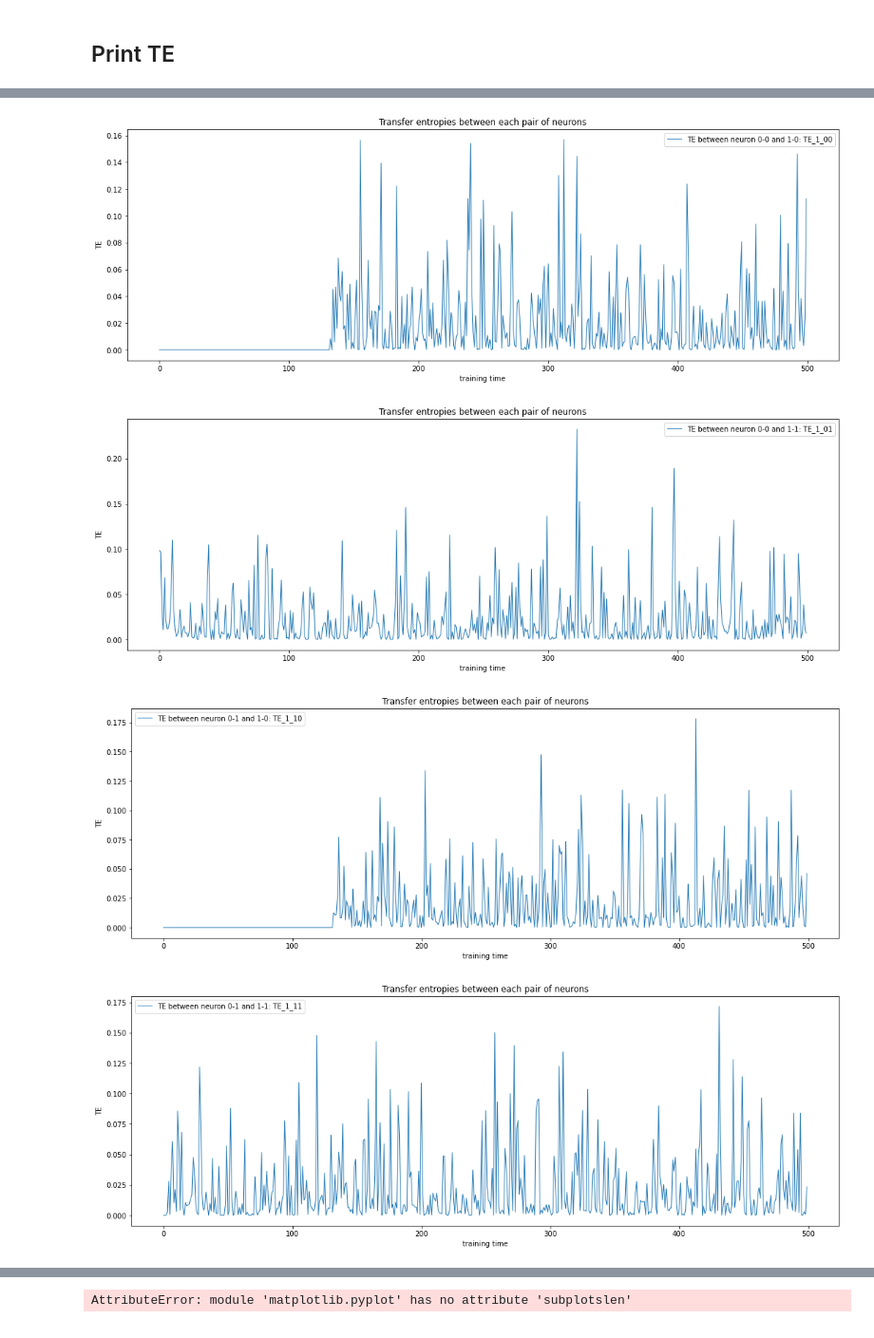
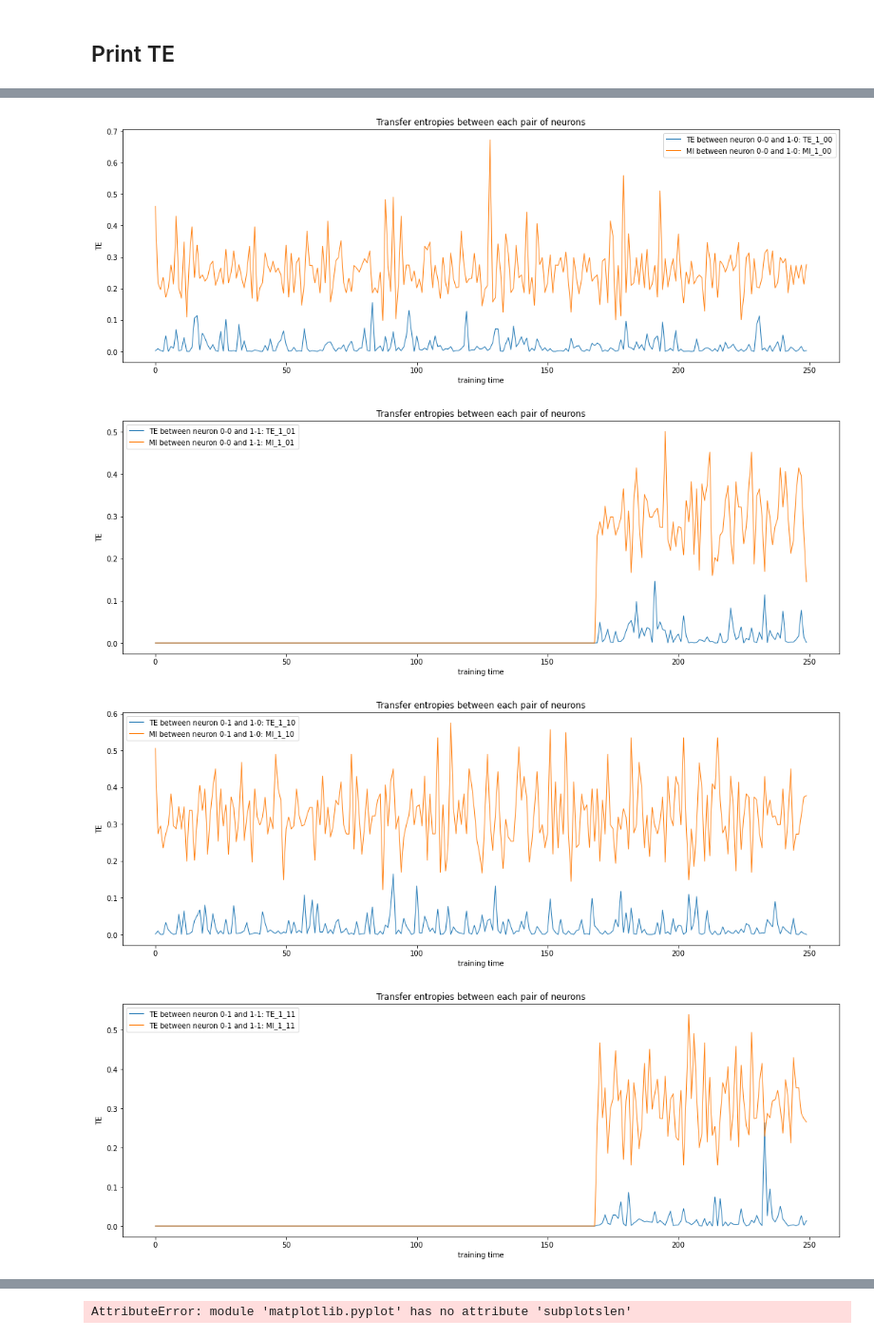
Before and after one commit to IsisChameleon/CSYS5030, a Jupyter notebook: Assignment2/xor-capturing-output-v3-cleanup.ipynb, the cells around one changed output, grey strips where cells are left out. Shown: that part at 95% size. Saved outputs shown, nothing was run; the diff lists cells and outputs as text; code cells hidden in the pictures.

```diff
--- a/Assignment2/xor-capturing-output-v3-cleanup.ipynb
+++ b/Assignment2/xor-capturing-output-v3-cleanup.ipynb
@@ -409,13 +525,13 @@ lr = 0.03
 bs = 40
 datasets, loaders = get_data(bs)
 g=0.7
-epochs=100
+epochs=50 #100
 target_history=1
 source_history=1
-past = bs
+past = 40
 
 activation_collector=activationsCollector(g)
-teCalc=teCalculator(target_history, source_history, past)
+teCalc=teCalculator(target_history, source_history, past, bs)
 Xorln = learner(XORnet(), lr, 'adam')
 model, opt, loss_fn = Xorln.get_model()
 
@@ -424,4 +540,5 @@ loggers = fit(model, opt, loaders, epochs, activation_collector, teCalc)
 lg=loggers['train']
 print(f'{lg.epochs} epochs completed, epoch minibatches/samples: {lg.epoch_total_minibatches}/{lg.epoch_total_samples}, total minibs/samples:{lg.minibatches}/{lg.samples}')
 plotTraining(loggers, Xorln)
+plotTrainingPerMiniBatch(loggers, Xorln)
 # %% [output]
@@ -485,9 +609,10 @@ axs.set_xlabel('training time')
 axs.set_ylabel('TE')
 
 history = teCalc.teHistory
+historymi = teCalc.miHistory
 
-axs.plot([ history['1-0-0'][i] for i in range(len(history['1-0-0'])) ], linewidth=1, label='TE between neuron 0-0 and 1-0: TE_1_00')
-
+axs.plot([ history['0-0-1-0'][i] for i in range(len(history['0-0-1-0'])) ], linewidth=1, label='TE between neuron 0-0 and 1-0: TE_1_00')
+axs.plot([ historymi['0-0-1-0'][i] for i in range(len(historymi['0-0-1-0'])) ], linewidth=1, label='MI between neuron 0-0 and 1-0: MI_1_00')
 
 plt.legend()
 plt.show()
@@ -497,43 +622,58 @@ plt.title('Transfer entropies between each pair of neurons')
 axs.set_xlabel('training time')
 axs.set_ylabel('TE')
 
-axs.plot([ history['1-0-1'][i] for i in range(len(history['1-0-1'])) ], linewidth=1, label='TE between neuron 0-0 and 1-1: TE_1_01')
+axs.plot([ history['0-0-1-1'][i] for i in range(len(history['0-0-1-1'])) ], linewidth=1, label='TE between neuron 0-0 and 1-1: TE_1_01')
+axs.plot([ historymi['0-0-1-1'][i] for i in range(len(historymi['0-0-1-1'])) ], linewidth=1, label='MI between neuron 0-0 and 1-1: MI_1_01')
 
 plt.legend()
 plt.show()
 
 fig, axs= plt.subplots(1, 1, figsize=(18, 6))
 plt.title('Transfer entropies between each pair of neurons')
 axs.set_xlabel('training time')
 axs.set_ylabel('TE')
 
-axs.plot([ history['1-1-0'][i] for i in range(len(history['1-1-0'])) ], linewidth=1, label='TE between neuron 0-1 and 1-0: TE_1_10')
+axs.plot([ history['0-1-1-0'][i] for i in range(len(history['0-1-1-0'])) ], linewidth=1, label='TE between neuron 0-1 and 1-0: TE_1_10')
+axs.plot([ historymi['0-1-1-0'][i] for i in range(len(historymi['0-1-1-0'])) ], linewidth=1, label='MI between neuron 0-1 and 1-0: MI_1_10')
 
 plt.legend()
 plt.show()
 
 fig, axs= plt.subplots(1, 1, figsize=(18, 6))
 plt.title('Transfer entropies between each pair of neurons')
 axs.set_xlabel('training time')
 axs.set_ylabel('TE')
 
-axs.plot([ history['1-1-1'][i] for i in range(len(history['1-1-1'])) ], linewidth=1, label='TE between neuron 0-1 and 1-1: TE_1_11')
+axs.plot([ history['0-1-1-1'][i] for i in range(len(history['0-1-1-1'])) ], linewidth=1, label='TE between neuron 0-1 and 1-1: TE_1_11')
+axs.plot([ historymi['0-1-1-1'][i] for i in range(len(historymi['0-1-1-1'])) ], linewidth=1, label='TE between neuron 0-1 and 1-1: MI_1_11')
 
 plt.legend()
 plt.show()
 
 
 fig, axs= plt.subplots(1, 1, figsize=(18, 6))
 plt.title('Transfer entropies between each pair of neurons')
 axs.set_xlabel('training time')
 axs.set_ylabel('TE')
 
-axs.plot([ history['2-0-0'][i] for i in range(len(history['2-0-0'])) ], linewidth=1, label='TE between neuron 1-0 and 2-0: TE_2_00')
+axs.plot([ history['1-0-2-0'][i] for i in range(len(history['1-0-2-0'])) ], linewidth=1, label='TE between neuron 1-0 and 2-0: TE_2_00')
+axs.plot([ historymi['1-0-2-0'][i] for i in range(len(historymi['1-0-2-0'])) ], linewidth=1, label='MI between neuron 1-0 and 2-0: MI_2_00')
 
 plt.legend()
 plt.show()
+
+fig, axs= plt.subplots(1, 1, figsize=(18, 6))
+plt.title('Transfer entropies between each pair of neurons')
+axs.set_xlabel('training time')
+axs.set_ylabel('TE')
+
+axs.plot([ history['1-1-2-0'][i] for i in range(len(history['1-1-2-0'])) ], linewidth=1, label='TE between neuron 1-1 and 2-0: TE_2_10')
+axs.plot([ historymi['1-1-2-0'][i] for i in range(len(historymi['1-1-2-0'])) ], linewidth=1, label='MI between neuron 1-1 and 2-0: MI_2_10')
+
+plt.legend()
+plt.show()
 # %% [output]
-[figure, old version]
+[figure, new version]
-[figure, old version]
+[figure, new version]
-[figure, old version]
+[figure, new version]
-[figure, old version]
+[figure, new version]
```
Also changed, not shown: parts of 11 cells of this notebook.
